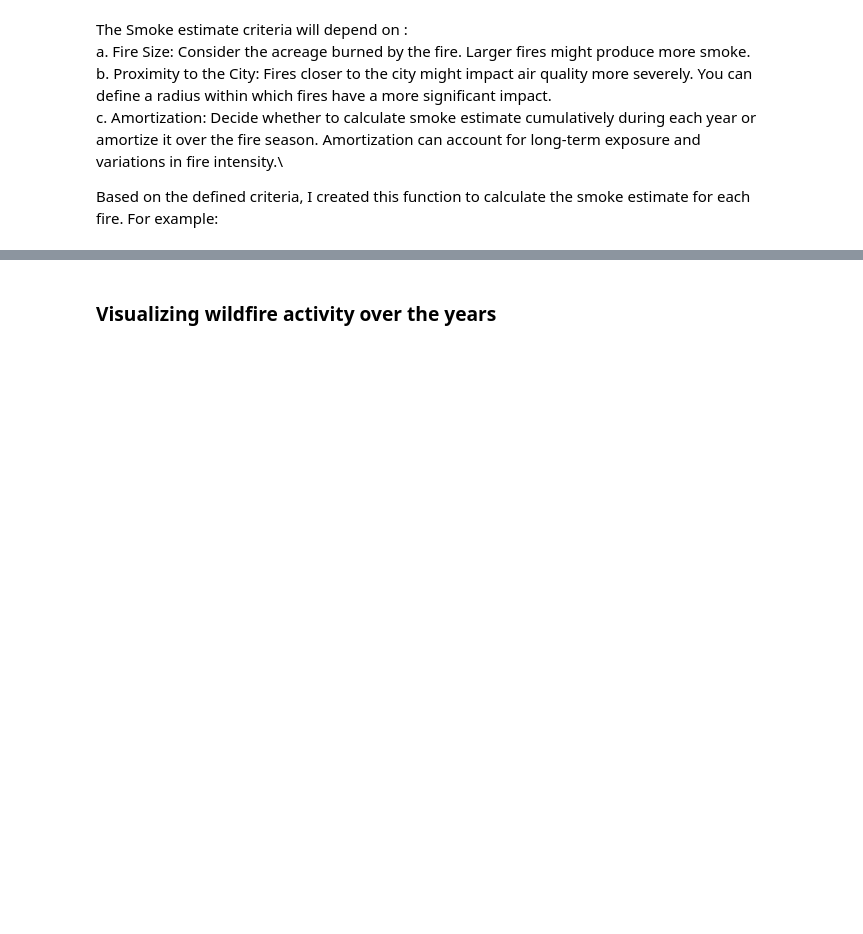
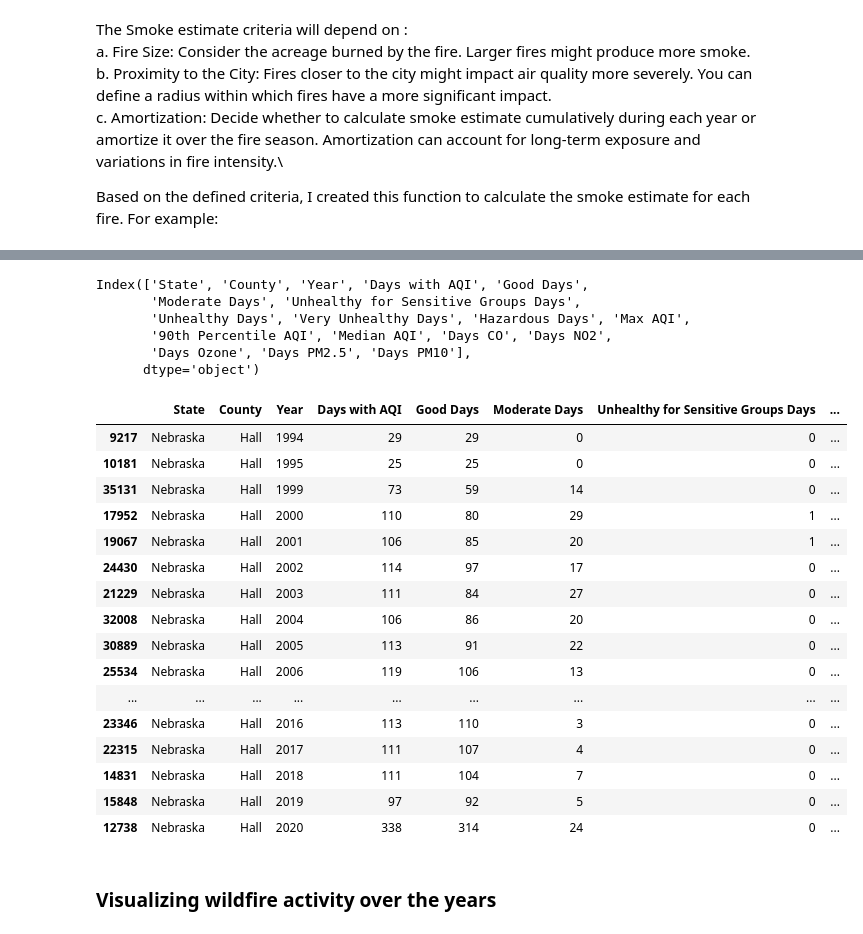
Before and after one commit to SayaniBoral/Human-Centered-Data-Science, a Jupyter notebook: Wild-fire-smoke-estimation/notebook/smoke_estimate_and_visualizations.ipynb, the cells around one changed output, grey strips where cells are left out. Cells and saved outputs as stored; diff of their text form; code cells hidden in the pictures; blank space fills up the shorter version.

```diff
--- a/Wild-fire-smoke-estimation/notebook/smoke_estimate_and_visualizations.ipynb
+++ b/Wild-fire-smoke-estimation/notebook/smoke_estimate_and_visualizations.ipynb
@@ -120,3 +155,33 @@ smoke_df.head(10)
+# %%
+aqi_filtered_data.columns
+# %% [output]
+Index(['State', 'County', 'Year', 'Days with AQI', 'Good Days',
+       'Moderate Days', 'Unhealthy for Sensitive Groups Days',
+       'Unhealthy Days', 'Very Unhealthy Days', 'Hazardous Days', 'Max AQI',
+       '90th Percentile AQI', 'Median AQI', 'Days CO', 'Days NO2',
+       'Days Ozone', 'Days PM2.5', 'Days PM10'],
+      dtype='object')
+# %%
+aqi_filtered_data=aqi_filtered_data.sort_values('Year',ascending=True)
+aqi_filtered_data.head(60)
+# %% [output]
+|  | State | County | Year | Days with AQI | Good Days | Moderate Days | Unhealthy for Sensitive Groups Days | ... |
+| 9217 | Nebraska | Hall | 1994 | 29 | 29 | 0 | 0 | ... |
+| 10181 | Nebraska | Hall | 1995 | 25 | 25 | 0 | 0 | ... |
+| 35131 | Nebraska | Hall | 1999 | 73 | 59 | 14 | 0 | ... |
+| 17952 | Nebraska | Hall | 2000 | 110 | 80 | 29 | 1 | ... |
+| 19067 | Nebraska | Hall | 2001 | 106 | 85 | 20 | 1 | ... |
+| 24430 | Nebraska | Hall | 2002 | 114 | 97 | 17 | 0 | ... |
+| 21229 | Nebraska | Hall | 2003 | 111 | 84 | 27 | 0 | ... |
+| 32008 | Nebraska | Hall | 2004 | 106 | 86 | 20 | 0 | ... |
+| 30889 | Nebraska | Hall | 2005 | 113 | 91 | 22 | 0 | ... |
+| 25534 | Nebraska | Hall | 2006 | 119 | 106 | 13 | 0 | ... |
+| ... | ... | ... | ... | ... | ... | ... | ... | ... |
+| 23346 | Nebraska | Hall | 2016 | 113 | 110 | 3 | 0 | ... |
+| 22315 | Nebraska | Hall | 2017 | 111 | 107 | 4 | 0 | ... |
+| 14831 | Nebraska | Hall | 2018 | 111 | 104 | 7 | 0 | ... |
+| 15848 | Nebraska | Hall | 2019 | 97 | 92 | 5 | 0 | ... |
+| 12738 | Nebraska | Hall | 2020 | 338 | 314 | 24 | 0 | ... |
 # %% [markdown]
 ### Visualizing wildfire activity over the years
 # %%
```
Also changed, not shown: parts of 3 cells of this notebook, 1 other file.
